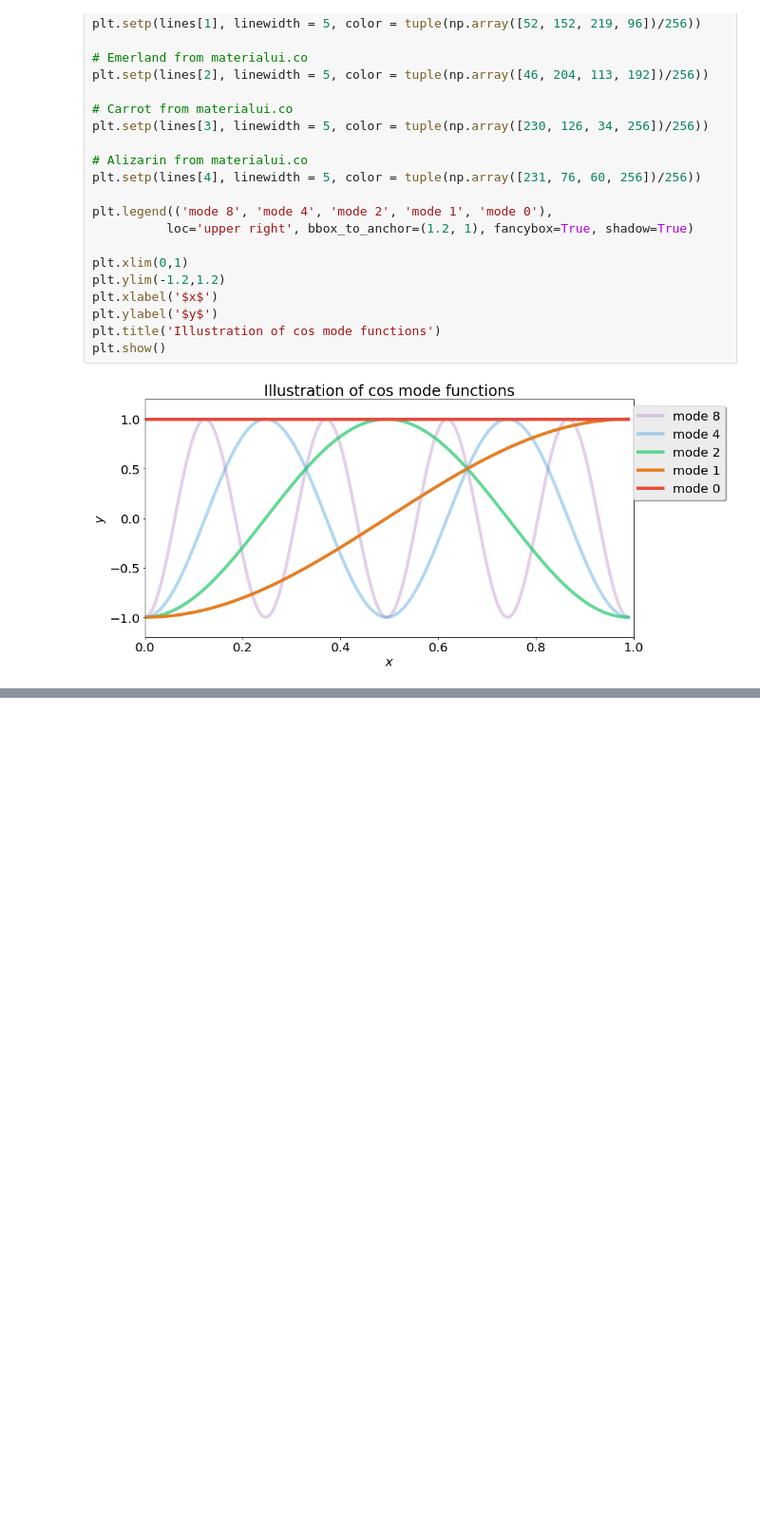
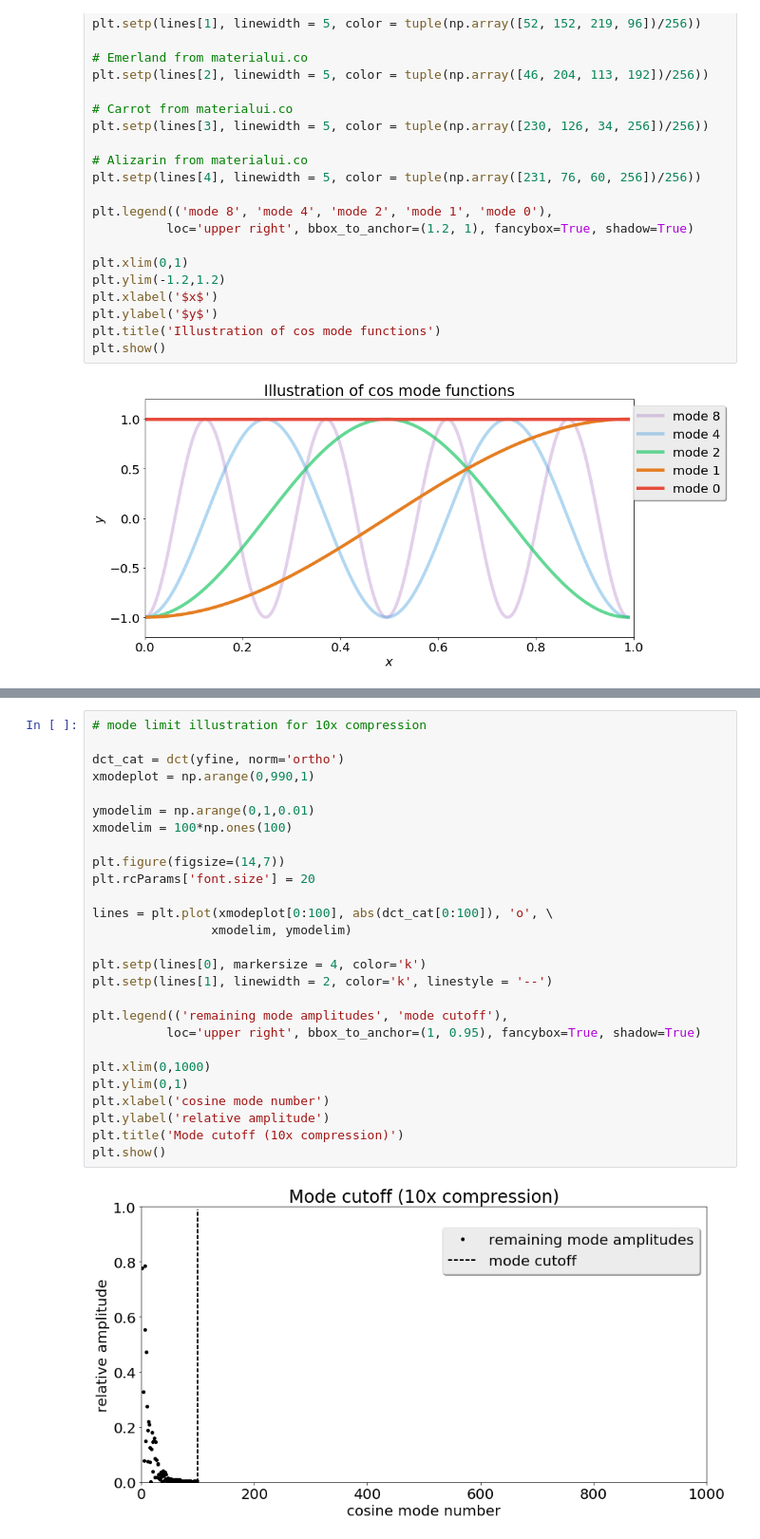
Before and after one commit to bradleypmartin/LinearAlgebraGeekout190405, a Jupyter notebook: 1D image compression.ipynb, the cells around one changed output, grey strips where cells are left out. Shown: that part at 95% size. Cells and saved outputs as stored; diff of their text form; blank space fills up the shorter version.

```diff
--- a/1D image compression.ipynb
+++ b/1D image compression.ipynb
@@ -178,0 +204,29 @@ plt.show()
+# %%
+# mode limit illustration for 10x compression
+
+dct_cat = dct(yfine, norm='ortho')
+xmodeplot = np.arange(0,990,1)
+
+ymodelim = np.arange(0,1,0.01)
+xmodelim = 100*np.ones(100)
+
+plt.figure(figsize=(14,7))
+plt.rcParams['font.size'] = 20
+
+lines = plt.plot(xmodeplot[0:100], abs(dct_cat[0:100]), 'o', \
+                xmodelim, ymodelim)
+
+plt.setp(lines[0], markersize = 4, color='k')
+plt.setp(lines[1], linewidth = 2, color='k', linestyle = '--')
+
+plt.legend(('remaining mode amplitudes', 'mode cutoff'),
+          loc='upper right', bbox_to_anchor=(1, 0.95), fancybox=True, shadow=True)
+
+plt.xlim(0,1000)
+plt.ylim(0,1)
+plt.xlabel('cosine mode number')
+plt.ylabel('relative amplitude')
+plt.title('Mode cutoff (10x compression)')
+plt.show()
+# %% [output]
+[figure, added]
```
Also changed, not shown: parts of 7 cells of this notebook.
